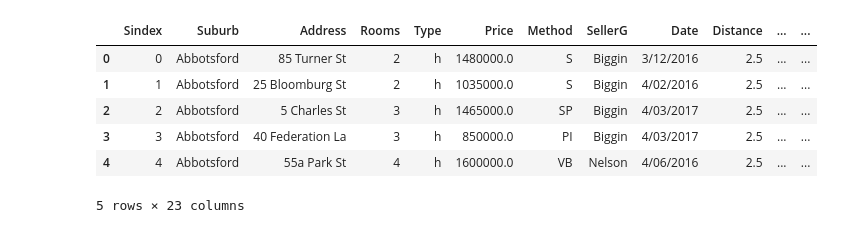
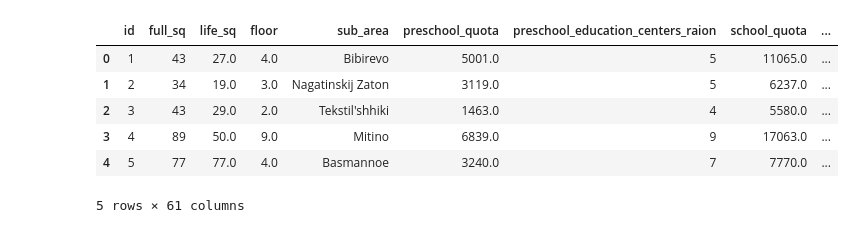
Before and after one commit to vzml/data_science, a Jupyter notebook: new/LearnPandas/less1.ipynb, the cells around one changed output. Cells and saved outputs as stored; diff of their text form; code cells hidden in the pictures.

```diff
--- a/new/LearnPandas/less1.ipynb
+++ b/new/LearnPandas/less1.ipynb
@@ -1,13 +1,15 @@
 # %%
 import pandas as pd
-
-melb_data = pd.read_csv('data/melb_data_ps.csv', sep=',')
-melb_data.head()
+import numpy as np
+import matplotlib.pyplot as plt
+import seaborn as sns
+sber_data = pd.read_csv('data/sber_data.csv')
+sber_data.head()
 # %% [output]
-|  | Sindex | Suburb | Address | Rooms | Type | Price | Method | SellerG | Date | Distance | ... | ... |
-| 0 | 0 | Abbotsford | 85 Turner St | 2 | h | 1480000.0 | S | Biggin | 3/12/2016 | 2.5 | ... | ... |
-| 1 | 1 | Abbotsford | 25 Bloomburg St | 2 | h | 1035000.0 | S | Biggin | 4/02/2016 | 2.5 | ... | ... |
-| 2 | 2 | Abbotsford | 5 Charles St | 3 | h | 1465000.0 | SP | Biggin | 4/03/2017 | 2.5 | ... | ... |
-| 3 | 3 | Abbotsford | 40 Federation La | 3 | h | 850000.0 | PI | Biggin | 4/03/2017 | 2.5 | ... | ... |
-| 4 | 4 | Abbotsford | 55a Park St | 4 | h | 1600000.0 | VB | Nelson | 4/06/2016 | 2.5 | ... | ... |
+|  | id | full_sq | life_sq | floor | sub_area | preschool_quota | preschool_education_centers_raion | school_quota | ... |
+| 0 | 1 | 43 | 27.0 | 4.0 | Bibirevo | 5001.0 | 5 | 11065.0 | ... |
+| 1 | 2 | 34 | 19.0 | 3.0 | Nagatinskij Zaton | 3119.0 | 5 | 6237.0 | ... |
+| 2 | 3 | 43 | 29.0 | 2.0 | Tekstil'shhiki | 1463.0 | 4 | 5580.0 | ... |
+| 3 | 4 | 89 | 50.0 | 9.0 | Mitino | 6839.0 | 9 | 17063.0 | ... |
+| 4 | 5 | 77 | 77.0 | 4.0 | Basmannoe | 3240.0 | 7 | 7770.0 | ... |
-5 rows × 23 columns
+5 rows × 61 columns
```
Also changed, not shown: parts of 14 cells of this notebook, 13 other files.
